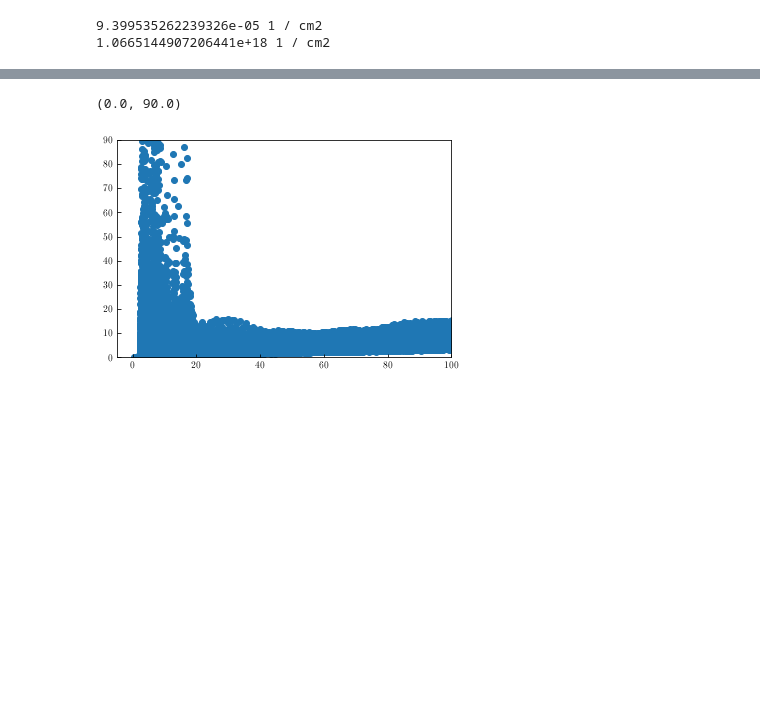
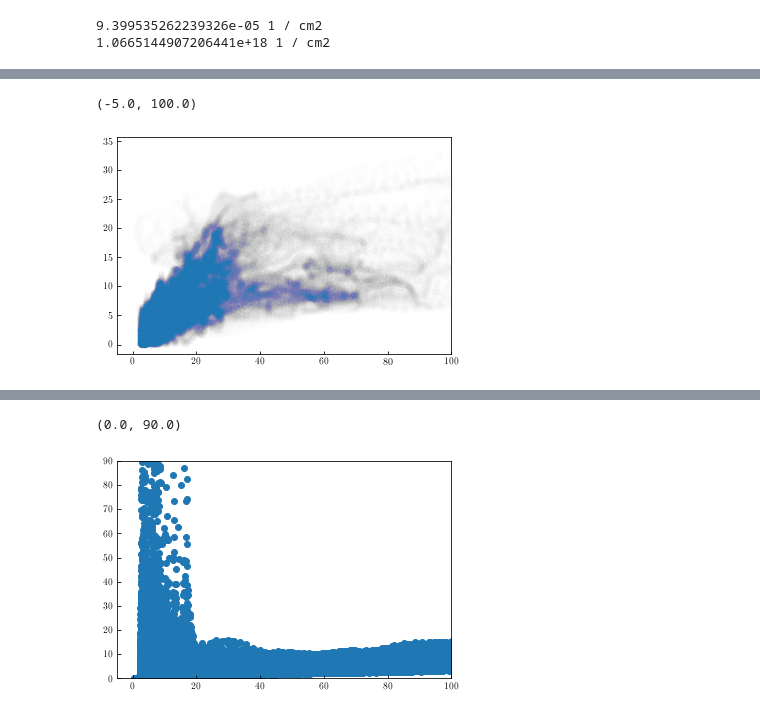
Before and after one commit to jpinedaf/NGC1333_NOEMA_Ions, a Jupyter notebook: NGC1333_Ions_Calculations.ipynb, the cells around one changed output, grey strips where cells are left out. Drawn from its saved outputs; the diff is of its cells as text; code cells hidden in the pictures; blank space fills up the shorter version.

```diff
--- a/NGC1333_Ions_Calculations.ipynb
+++ b/NGC1333_Ions_Calculations.ipynb
@@ -75,7 +75,7 @@ file_xe_fd3 = 'data/NGC1333_xe_fd3.fits'
 file_xe_fd5 = 'data/NGC1333_xe_fd5.fits'
 file_xe_fd = 'data/NGC1333_xe_fd.fits'
 
-N_H2 = fits.getdata(file_N_H2)
+N_H2 = fits.getdata(file_N_H2) * u.cm**-2
 
 C18O_TdV, hd_C18O = fits.getdata(file_TdV_C18O, header=True)
 Tex_C18O = 12*u.K
@@ -112,0 +120,10 @@ print(np.nanmean(N_CO))
+# %%
+gd = (N_CO > 0.0)*(N_H2 > 0)
+
+N_CO_H2 = N_CO/X_12CO
+plt.scatter(N_H2[gd]*1e-21, N_CO_H2[gd]*1e-21, alpha=0.005)
+plt.xlim(-5, 100)
+# plt.ylim(-0, 90)
+# %% [output]
+(-5.0, 100.0)
+[figure, added]
```
Also changed, not shown: parts of 2 cells of this notebook.
